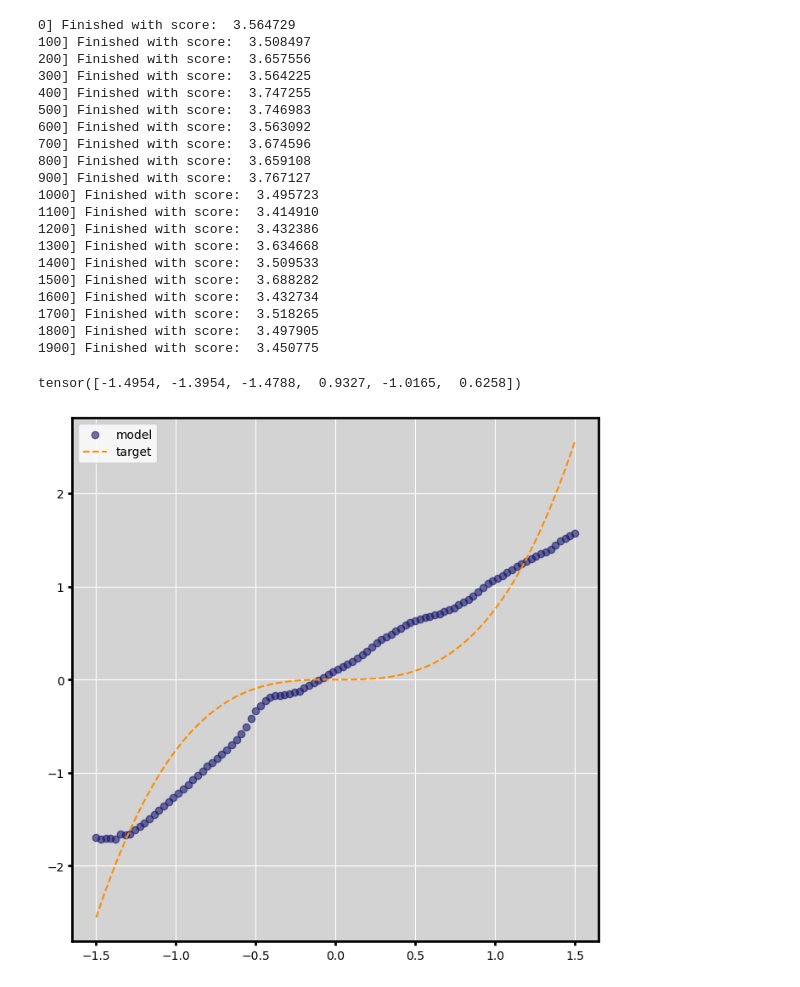
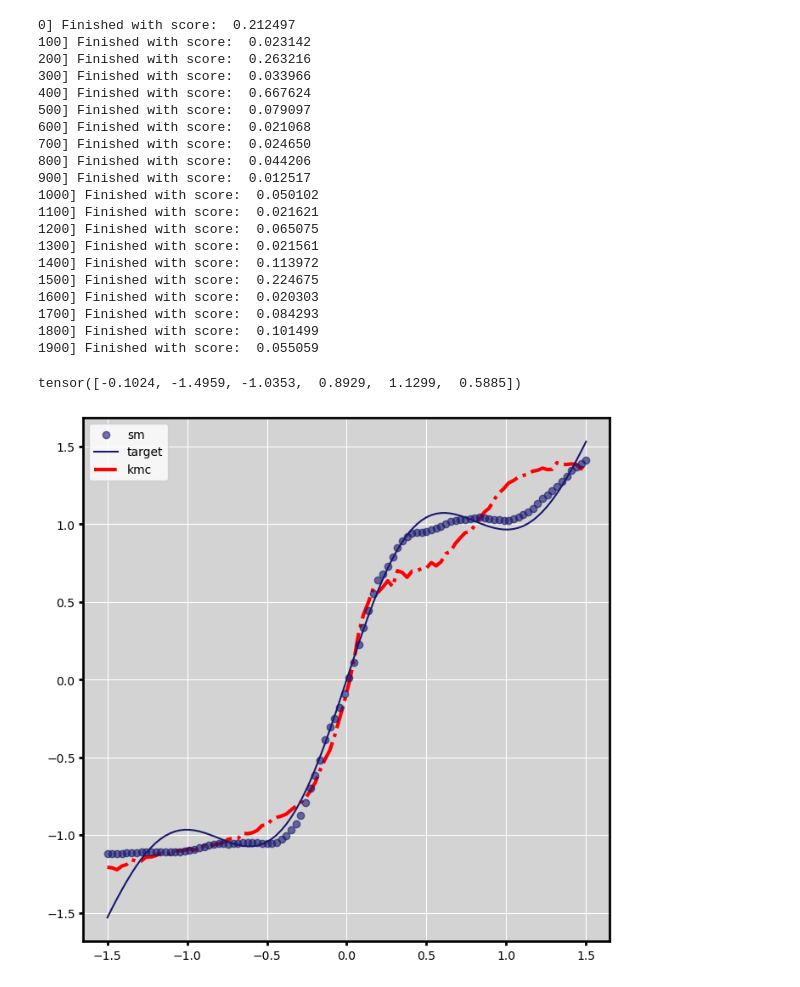
Before and after one commit to jwass1997/kmc_project, a Jupyter notebook: scripts/python_scripts/optuna.ipynb, the cells around one changed output. Drawn from its saved outputs; the diff is of its cells as text; code cells hidden in the pictures.

```diff
--- a/scripts/python_scripts/optuna.ipynb
+++ b/scripts/python_scripts/optuna.ipynb
@@ -63,10 +63,10 @@ class NeuralNet(nn.Module):
 in_features = 7
 out_features = 1
 hidden_dim = 90
-num_layers = 9
+num_layers = 10
 
 model = NeuralNet(in_features=in_features, out_features=out_features, hidden_dim=hidden_dim, num_layers=num_layers)
-state_dict = torch.load(f="../../SM_1e7_0.pth", map_location=torch.device("cpu"))
+state_dict = torch.load(f="../../SM_1e6_vonMises_beta_0.pth", map_location=torch.device("cpu"))
 model.load_state_dict(state_dict=state_dict)
 model.eval()
 
@@ -74,9 +74,7 @@ model.eval()
 
 def target_function(t: torch.Tensor):
     N = t.shape[0]
-    t1 = torch.sigmoid(1*t)
-    t2 = -0.01*t**3
-    return t2
+    return torch.sigmoid(5*t) + 0.4*torch.sin(4*t) + t
 
 def mse_loss(x: torch.Tensor, y: torch.Tensor):
 
@@ -143,58 +141,66 @@ def objective(trial):
 
     return mse
 
-tpe = optuna.samplers.TPESampler(multivariate=True, group=True, n_startup_trials=1_000)
+tpe = optuna.samplers.TPESampler(multivariate=True, group=True, n_startup_trials=500)
 study = optuna.create_study(direction="minimize", sampler=tpe)
-study.optimize(objective, n_trials=2_000)
+study.optimize(objective, n_trials=2000)
 # %% [output]
-0] Finished with score:  3.564729
-100] Finished with score:  3.508497
-200] Finished with score:  3.657556
-300] Finished with score:  3.564225
-400] Finished with score:  3.747255
-500] Finished with score:  3.746983
-600] Finished with score:  3.563092
-700] Finished with score:  3.674596
-800] Finished with score:  3.659108
-900] Finished with score:  3.767127
-1000] Finished with score:  3.495723
-1100] Finished with score:  3.414910
-1200] Finished with score:  3.432386
-1300] Finished with score:  3.634668
-1400] Finished with score:  3.509533
-1500] Finished with score:  3.688282
-1600] Finished with score:  3.432734
-1700] Finished with score:  3.518265
-1800] Finished with score:  3.497905
-1900] Finished with score:  3.450775
+0] Finished with score:  0.212497
+100] Finished with score:  0.023142
+200] Finished with score:  0.263216
+300] Finished with score:  0.033966
+400] Finished with score:  0.667624
+500] Finished with score:  0.079097
+600] Finished with score:  0.021068
+700] Finished with score:  0.024650
+800] Finished with score:  0.044206
+900] Finished with score:  0.012517
+1000] Finished with score:  0.050102
+1100] Finished with score:  0.021621
+1200] Finished with score:  0.065075
+1300] Finished with score:  0.021561
+1400] Finished with score:  0.113972
+1500] Finished with score:  0.224675
+1600] Finished with score:  0.020303
+1700] Finished with score:  0.084293
+1800] Finished with score:  0.101499
+1900] Finished with score:  0.055059
 # %%
+from optuna.visualization.matplotlib import plot_optimization_history, plot_param_importances, plot_slice
+
 best_trial = study.best_trial
 #print(best_trial)
 best_volts_list = [best_trial.params[f"x_{i}"] for i in range(6)]
 best_volts = torch.tensor(best_volts_list, dtype=torch.float32)
 print(best_volts)
 best_volts_exp = best_volts.expand(n, -1)
 
 vs = torch.linspace(-1.5, 1.5, n).unsqueeze(1)
 inputs = torch.cat([vs, best_volts_exp], dim=-1)
 
 with torch.no_grad():
     best_currents = model(inputs)
 
 best_currents_norm = (best_currents - best_currents.mean()) / best_currents.std()
 target_norm = (target - target.mean()) / target.std()
 
+"""kmc_simulation"""
+data = np.load(f"/gpfs/bwfor/work/ws/hd_gy283-my_data/example_curves/test_sine.npz")
+curve = data["current"]
+curve_norm = (curve - curve.mean()) / curve.std()
+
 fig, ax = plt.subplots(figsize=(8, 8))
-ax.scatter(vs, best_currents_norm, c="midnightblue", alpha=.6, label=f"model", zorder=3)
-ax.plot(vs, target_norm, c="darkorange", linestyle="dashed", label=f"target", zorder=3)
+ax.scatter(vs, best_currents_norm, c="midnightblue", alpha=.6, zorder=3, label="sm")
+ax.plot(vs, target_norm, c="midnightblue", zorder=3, label="target")
+ax.plot(vs, curve_norm, lw=3., linestyle="dashdot", label="kmc", c="r")
 ax.legend()
 
 ax.spines[['top', 'bottom', 'right', 'left']].set_linewidth(2.0)
 ax.xaxis.set_tick_params(width=2.0)
 ax.yaxis.set_tick_params(width=2.0)
 ax.set_facecolor("lightgrey")
-ax.xaxis.grid(c="w", zorder=1)
-ax.yaxis.grid(c="w", zorder=1)
+ax.xaxis.grid(c="w")
+ax.yaxis.grid(c="w")
 # %% [output]
-tensor([-1.4954, -1.3954, -1.4788,  0.9327, -1.0165,  0.6258])
+tensor([-0.1024, -1.4959, -1.0353,  0.8929,  1.1299,  0.5885])
-[figure, old version]
+[figure, new version]
```
Also changed, not shown: parts of 2 cells of this notebook, 26 other files.
